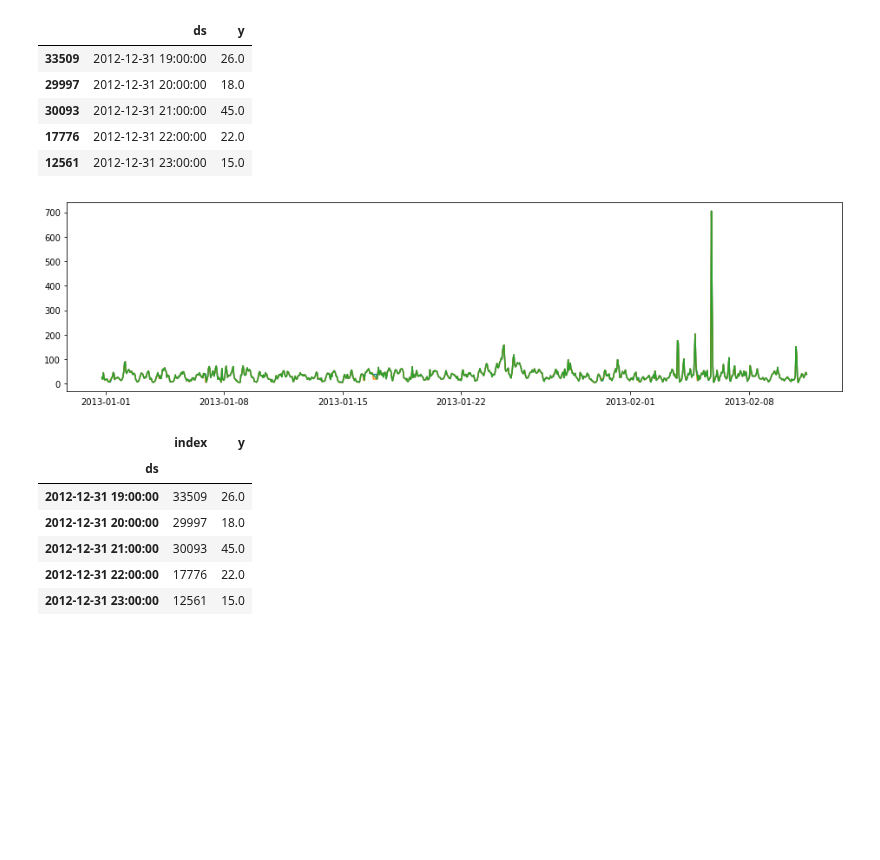
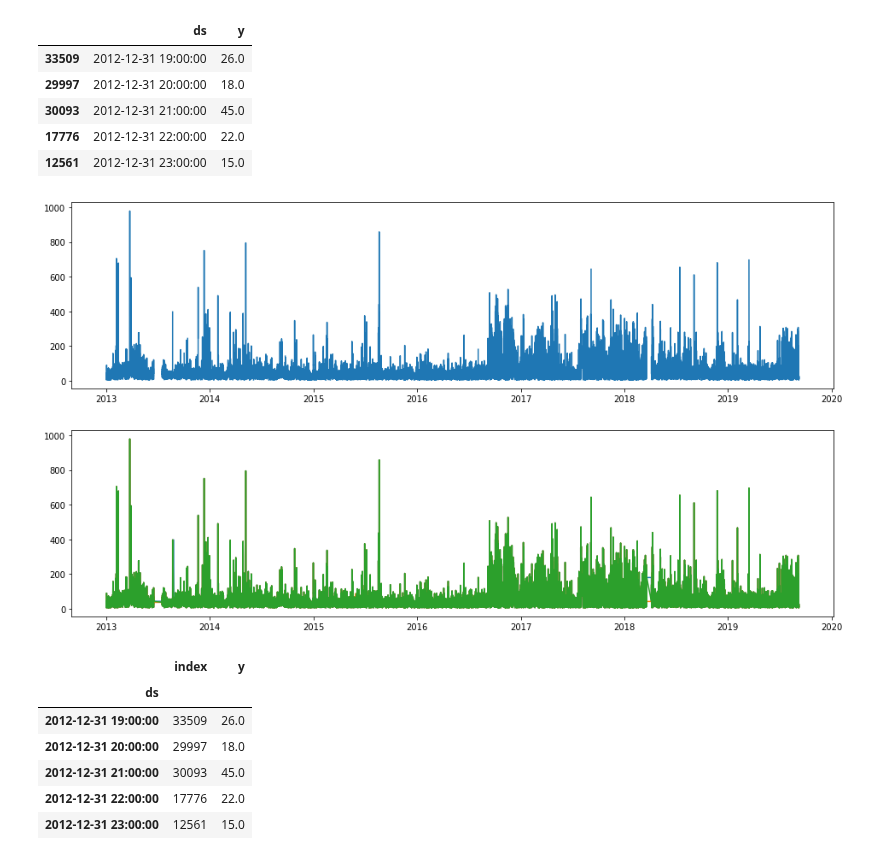
Before and after one commit to aety/insight, a Jupyter notebook: RATP/air/pickleToData_analysis_STL.ipynb, the cells around one changed output. Drawn from its saved outputs; the diff is of its cells as text; code cells hidden in the pictures; blank space fills up the shorter version.

```diff
--- a/RATP/air/pickleToData_analysis_STL.ipynb
+++ b/RATP/air/pickleToData_analysis_STL.ipynb
@@ -1,26 +1,27 @@
 # %%
 # load JSON
 import json
 import pandas as pd
 
 data = pd.read_pickle('franklin-d-roosevelt/airQualityDataframe-franklin-d-roosevelt-PM10.pkl')
 data = data.sort_values(by=['ds'])
 
-df = data[0:1000]
+df = data
 
 import matplotlib.pyplot as plt
 from matplotlib.pyplot import figure
 pd.plotting.register_matplotlib_converters() # this resolves some issues with data type
 figure(figsize=(16, 4))
 plt.plot(df['ds'],df['y'])
 df.head()
 # %% [output]
 |  | ds | y |
 | 33509 | 2012-12-31 19:00:00 | 26.0 |
 | 29997 | 2012-12-31 20:00:00 | 18.0 |
 | 30093 | 2012-12-31 21:00:00 | 45.0 |
 | 17776 | 2012-12-31 22:00:00 | 22.0 |
 | 12561 | 2012-12-31 23:00:00 | 15.0 |
+[figure, added]
 # %%
 # fill in missing data
 # https://www.machinelearningplus.com/time-series/time-series-analysis-python/
@@ -36,7 +37,7 @@ plt.plot(df3['ds'],df3['y'])
 
 df = df3
 # %% [output]
-[figure, old version]
+[figure, new version]
 # %%
 df.reset_index(inplace=True)
 df['ds'] = pd.to_datetime(df['ds'])
```
Also changed, not shown: parts of 2 cells of this notebook.
